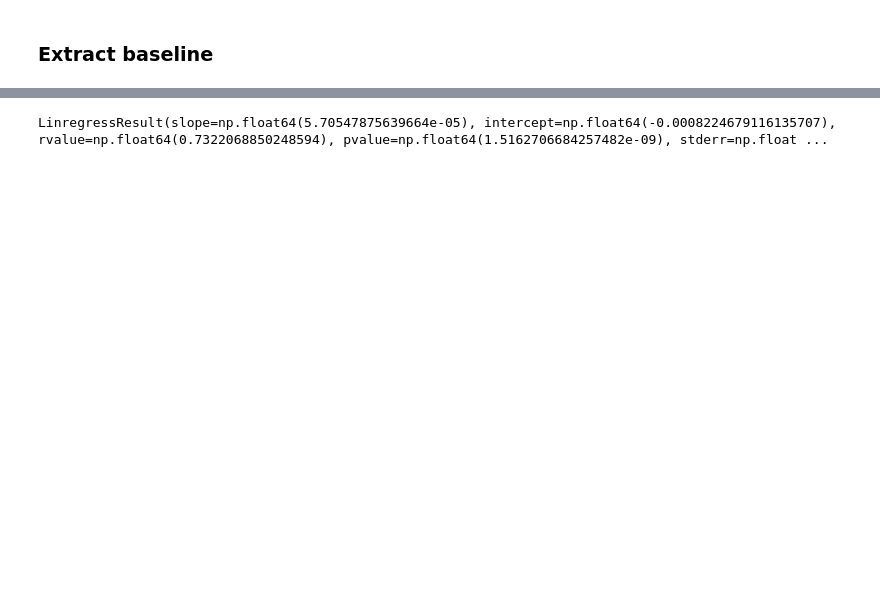
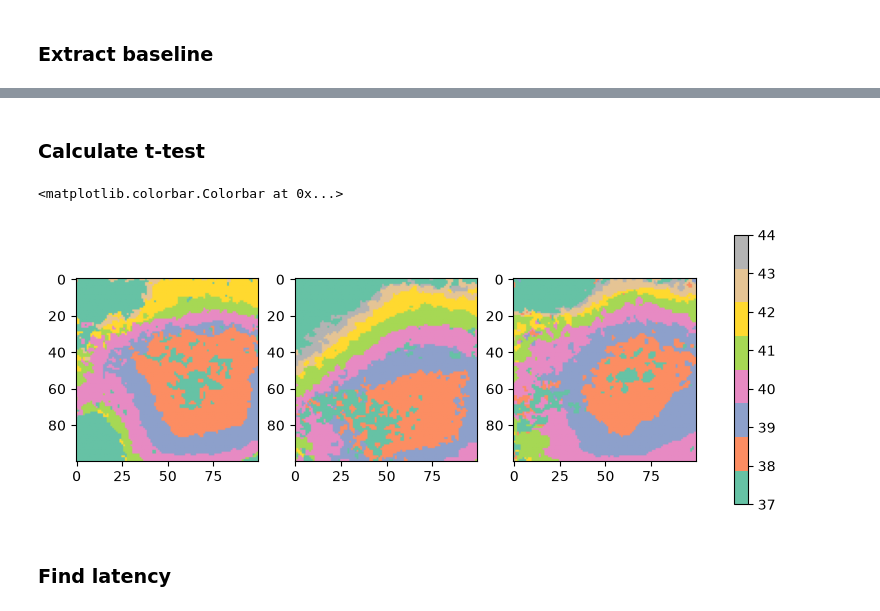
Before and after one commit to arthbreaker/DA3_VSDI_S1_G1_2026, a Jupyter notebook: scripts/latency.ipynb, the cells around one changed output, grey strips where cells are left out. Saved outputs shown, nothing was run; the diff lists cells and outputs as text; code cells hidden in the pictures; blank space fills up the shorter version.

Commit message:
updated find latency

```diff
--- a/scripts/latency.ipynb
+++ b/scripts/latency.ipynb
@@ -22,8 +21,6 @@ current_dir = Path.cwd()
 folder = current_dir.parent
 data_folder = folder / 'data'
 # %%
-current_dir = Path('scripts/latency.py')
-test = current_dir.resolve().parent.parent.parent
-for i in test.iterdir():
+for i in folder.iterdir():
     print(i)
 # %% [output]
@@ -129,4 +78,2 @@ plt.scatter(x, cond3_ave[50,50,:points])
-# %%
-linregress(np.linspace(0, points, points), cond3_ave[50,50,:points])
-# %% [output]
-LinregressResult(slope=np.float64(5.70547875639664e-05), intercept=np.float64(-0.0008224679116135707), rvalue=np.float64(0.7322068850248594), pvalue=np.float64(1.5162706684257482e-09), stderr=np.float ...
+# %% [markdown]
+### Calculate t-test
@@ -132,0 +93,35 @@ LinregressResult(slope=np.float64(5.70547875639664e-05), intercept=np.float64(-0
+# %%
+from scipy import stats
+
+def calc_latency(data, start, n_base=33, n_post=8, alpha=0.05):
+    base = data[:, :, :n_base]
+    mu = base.mean(axis=2)                      # (100, 100)
+    sd = base.std(axis=2, ddof=1)               # (100, 100)
+
+    post = data[:, :, start:start + n_post]     # (100, 100, 8)
+
+    # Crawford-Howell t: one observation vs. a baseline sample
+    t = (post - mu[:,:,None]) / (sd[:,:,None] * np.sqrt(1 + 1 / n_base))
+    p = 2 * stats.t.sf(np.abs(t), df=n_base - 1)  # two-sided
+
+    sig = p < alpha                              # (100, 100, 8)
+    first = np.argmax(sig, axis=2)               # index of first significant k
+    lat = np.where(sig.any(axis=2), start + first, 0)
+    return lat
+# %%
+lat1 = calc_latency(cond1_ave, 37)
+lat2 = calc_latency(cond2_ave, 37)
+lat3 = calc_latency(cond3_ave, 37)
+# %%
+fig, (ax1, ax2, ax3) = plt.subplots(1, 3, figsize=(10, 7))
+
+im1 = ax1.imshow(lat1, cmap='Set2', vmin=37, vmax=44)
+im2 = ax2.imshow(lat2, cmap='Set2', vmin=37, vmax=44)
+im3 = ax3.imshow(lat3, cmap='Set2', vmin=37, vmax=44)
+
+fig.colorbar(im3, ax=[ax1, ax2, ax3], shrink=0.5)
+# %% [output]
+<matplotlib.colorbar.Colorbar at 0x...>
+[figure, added]
+# %% [markdown]
+### Find latency
```
Also changed, not shown: parts of 10 cells of this notebook, 2 other files.
